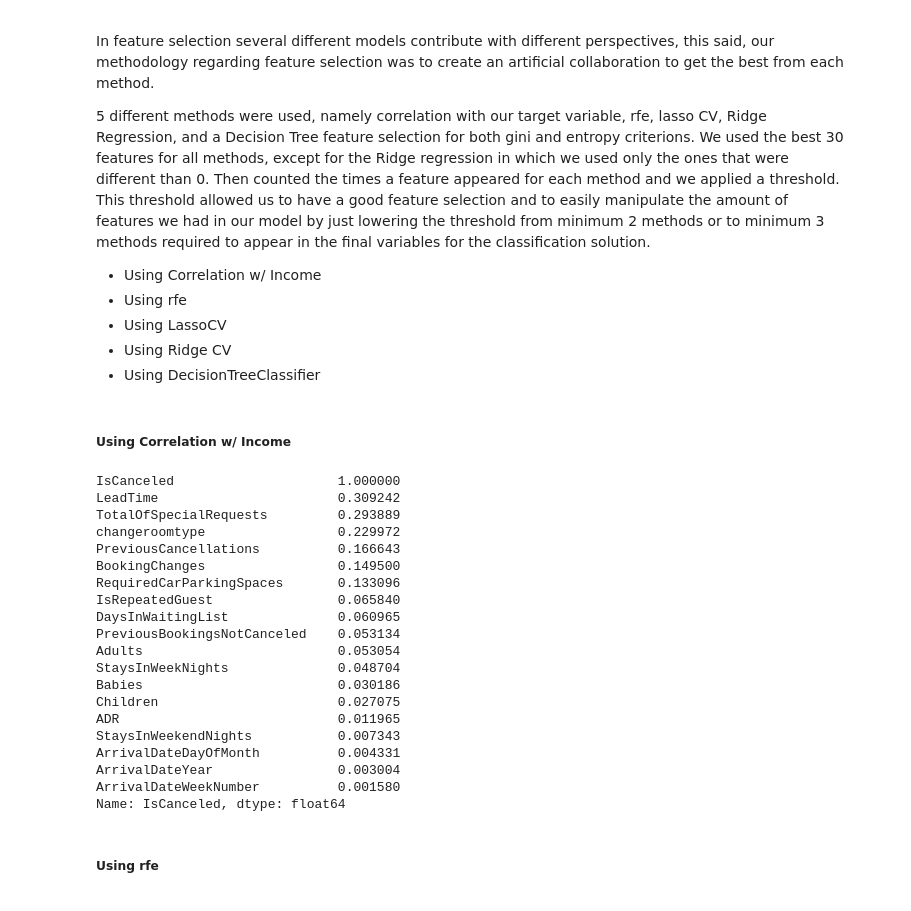
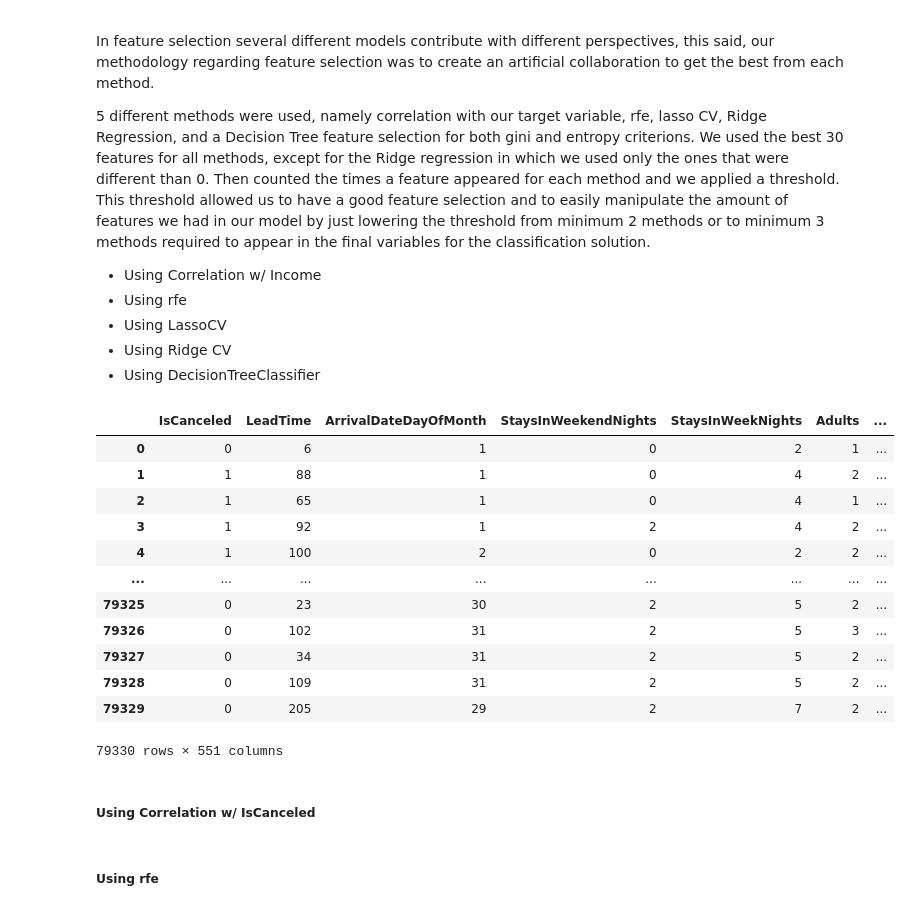
Before and after one commit to fredericojpr/BC2_Predict_Cancellations, a Jupyter notebook: scripts/BC2_Notebook_Goncalo.ipynb, the cells around one changed output. Saved outputs shown, nothing was run; the diff lists cells and outputs as text; code cells hidden in the pictures.

```diff
--- a/scripts/BC2_Notebook_Goncalo.ipynb
+++ b/scripts/BC2_Notebook_Goncalo.ipynb
@@ -278,0 +267,8 @@ True
+# %%
+# Use OneHotEncoder to encode the categorical features. Get feature names and create a DataFrame
+# with the one-hot encoded categorical features (pass feature names)
+ohc = OneHotEncoder(sparse=False, drop="first")
+ohc_feat = ohc.fit_transform(data_ohc[non_metric_features])
+ohc_feat_names = ohc.get_feature_names()
+ohc_df = pd.DataFrame(ohc_feat, index=data_ohc.index, columns=ohc_feat_names)  # Why the index=df_ohc.index?
+ohc_df.head(3)
@@ -278,0 +281,4 @@ True
+# %%
+# Reassigning data to contain ohc variables
+data_ohc = pd.concat([data_ohc.drop(columns=non_metric_features), ohc_df], axis=1)
+data_ohc.head(3)
@@ -286,4 +298,24 @@ In feature selection several different models contribute with different perspect
 - Using LassoCV
 - Using Ridge CV
 - Using DecisionTreeClassifier
+# %%
+# Splitting feature names into groups
+i_non_metric_features = data_ohc.select_dtypes(include=['object']).columns
+i_metric_features = data_ohc.select_dtypes(exclude=['object']).columns
+# %%
+data_ohc[i_metric_features]
+# %% [output]
+|  | IsCanceled | LeadTime | ArrivalDateDayOfMonth | StaysInWeekendNights | StaysInWeekNights | Adults | ... |
+| 0 | 0 | 6 | 1 | 0 | 2 | 1 | ... |
+| 1 | 1 | 88 | 1 | 0 | 4 | 2 | ... |
+| 2 | 1 | 65 | 1 | 0 | 4 | 1 | ... |
+| 3 | 1 | 92 | 1 | 2 | 4 | 2 | ... |
+| 4 | 1 | 100 | 2 | 0 | 2 | 2 | ... |
+| ... | ... | ... | ... | ... | ... | ... | ... |
+| 79325 | 0 | 23 | 30 | 2 | 5 | 2 | ... |
+| 79326 | 0 | 102 | 31 | 2 | 5 | 3 | ... |
+| 79327 | 0 | 34 | 31 | 2 | 5 | 2 | ... |
+| 79328 | 0 | 109 | 31 | 2 | 5 | 2 | ... |
+| 79329 | 0 | 205 | 29 | 2 | 7 | 2 | ... |
+79330 rows × 551 columns
 # %%
@@ -293,28 +324,7 @@ targetforfeature = data['IsCanceled']
 # %%
 top30 = list()
 # %% [markdown]
-##### Using Correlation w/ Income
+##### Using Correlation w/ IsCanceled
 # %%
-data.corr().abs()['IsCanceled'].sort_values(ascending=False).head(30)
+data_ohc.corr().abs()['IsCanceled'].sort_values(ascending=False).head(30)
-# %% [output]
-IsCanceled                     1.000000
-LeadTime                       0.309242
-TotalOfSpecialRequests         0.293889
-changeroomtype                 0.229972
-PreviousCancellations          0.166643
-BookingChanges                 0.149500
-RequiredCarParkingSpaces       0.133096
-IsRepeatedGuest                0.065840
-DaysInWaitingList              0.060965
-PreviousBookingsNotCanceled    0.053134
-Adults                         0.053054
-StaysInWeekNights              0.048704
-Babies                         0.030186
-Children                       0.027075
-ADR                            0.011965
-StaysInWeekendNights           0.007343
-ArrivalDateDayOfMonth          0.004331
-ArrivalDateYear                0.003004
-ArrivalDateWeekNumber          0.001580
-Name: IsCanceled, dtype: float64
 # %%
```
Also changed, not shown: parts of 22 cells of this notebook.
